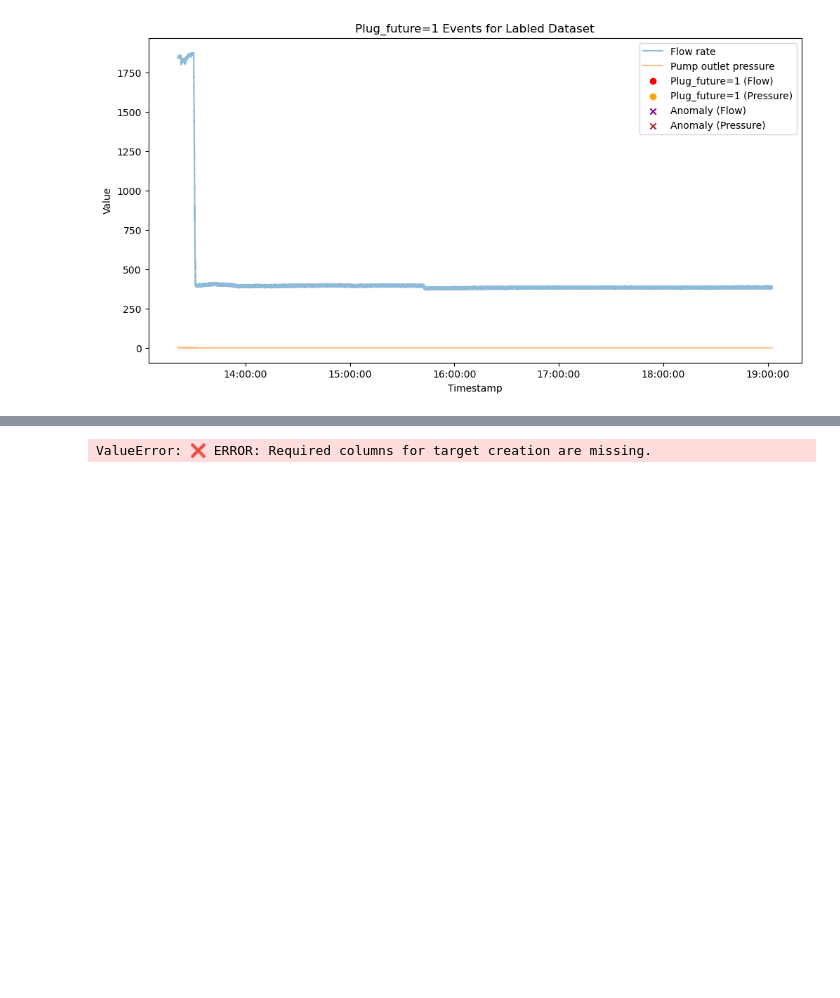
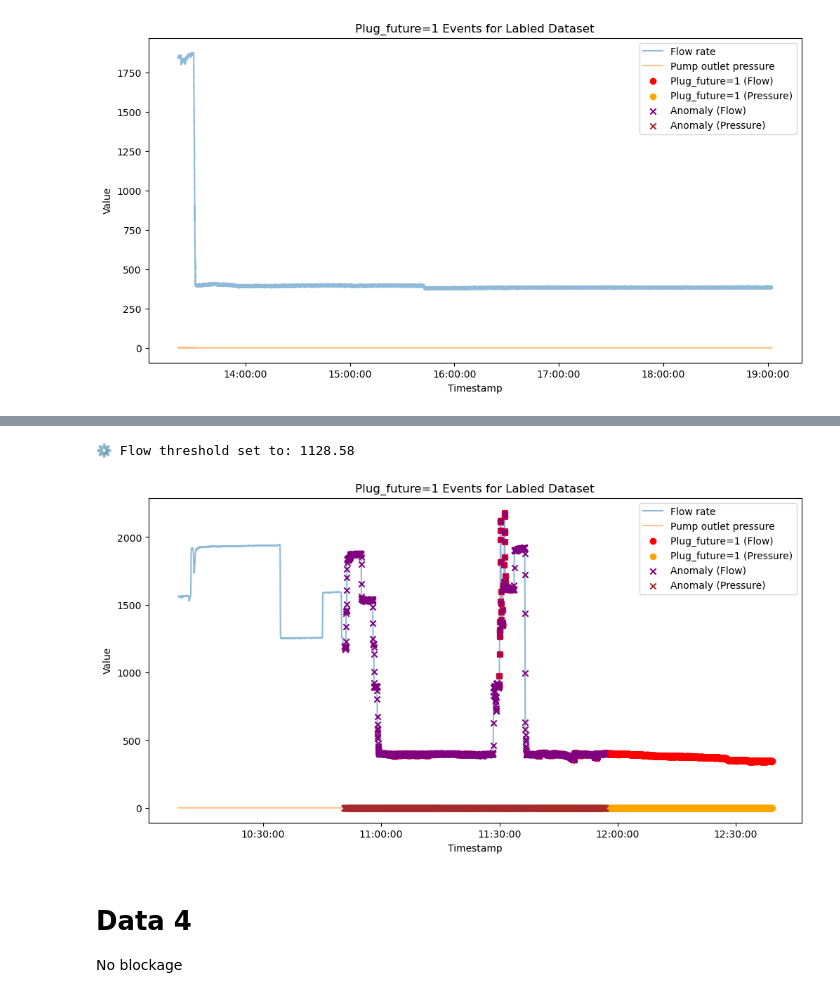
Before and after one commit to KaroGil/master_plug_prediction, a Jupyter notebook: notebooks/label_data.ipynb, the cells around one changed output, grey strips where cells are left out. Saved outputs shown, nothing was run; the diff lists cells and outputs as text; code cells hidden in the pictures; blank space fills up the shorter version.

Commit message:
add labled data

```diff
--- a/notebooks/label_data.ipynb
+++ b/notebooks/label_data.ipynb
@@ -30 +34,5 @@ def save_labeled_data(df, name):
     print(f"Labeled data saved to {output_path}")
+# %%
+def set_default_plug(df):
+    dp.create_target_column(df) # Makes plug = 1/0 column, based on flow/pressure threshold
+    dp.create_future_target(df)
@@ -103,6 +127,9 @@ dataset3.head()
 # %%
-dp.create_target_column(dataset3) # Makes plug = 1/0 column, based on flow/pressure threshold
-dp.create_future_target(dataset3)
+set_default_plug(dataset3)
 dv.visualize_plug_event(dataset3, anomalies=True, plug_column="Plug_future", name="Labled Dataset")
 # %% [output]
-ValueError: ❌ ERROR: Required columns for target creation are missing.
+⚙️ Flow threshold set to: 1128.58
+[figure, added]
+# %% [markdown]
+# Data 4
+No blockage
```
Also changed, not shown: parts of 42 cells of this notebook, 23 other files.
